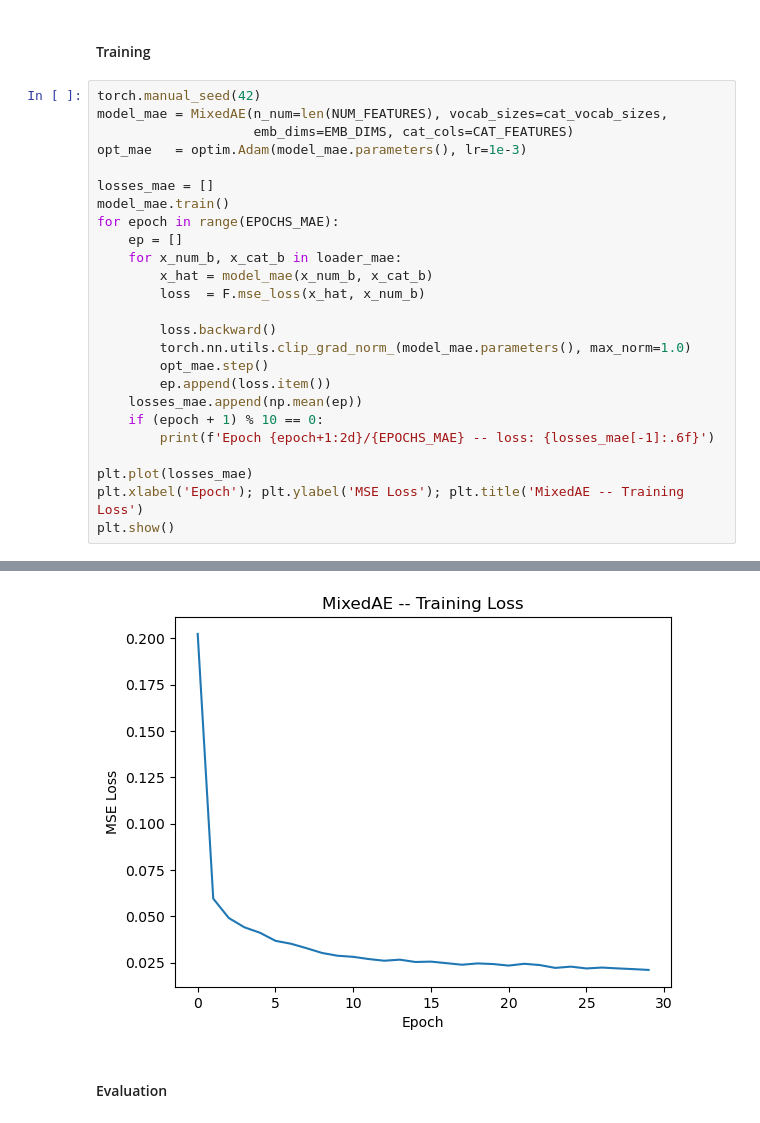
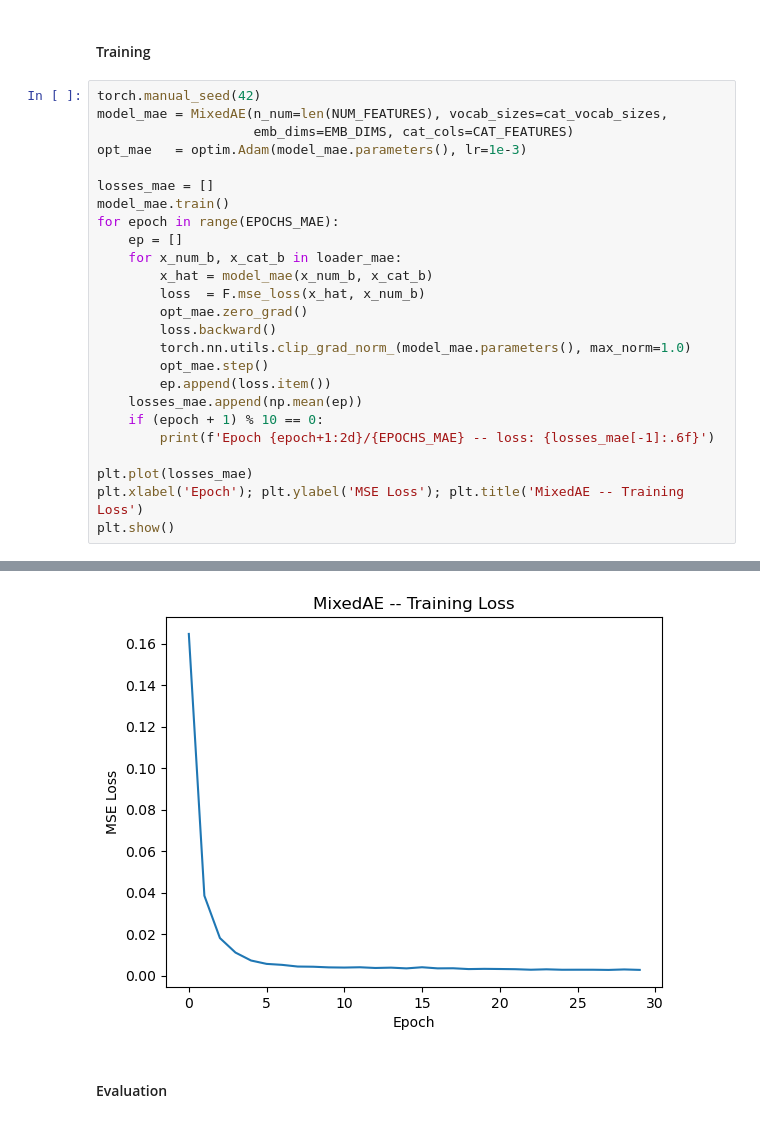
Before and after one commit to giorgiozoccatelli/Fraud-Detection, a Jupyter notebook: creditfraud.ipynb, the cells around one changed output, grey strips where cells are left out. Cells and saved outputs as stored; diff of their text form.

```diff
--- a/creditfraud.ipynb
+++ b/creditfraud.ipynb
@@ -1338,7 +1338,7 @@ for epoch in range(EPOCHS_MAE):
     for x_num_b, x_cat_b in loader_mae:
         x_hat = model_mae(x_num_b, x_cat_b)
         loss  = F.mse_loss(x_hat, x_num_b)
-
+        opt_mae.zero_grad()
         loss.backward()
         torch.nn.utils.clip_grad_norm_(model_mae.parameters(), max_norm=1.0)
         opt_mae.step()
@@ -1357,4 +1357,4 @@ Epoch 30/30 -- loss: 0.021118
-[figure, old version]
+[figure, new version]
 # %% [markdown]
 #### Evaluation
 # %%
```
Also changed, not shown: parts of 5 cells of this notebook.
